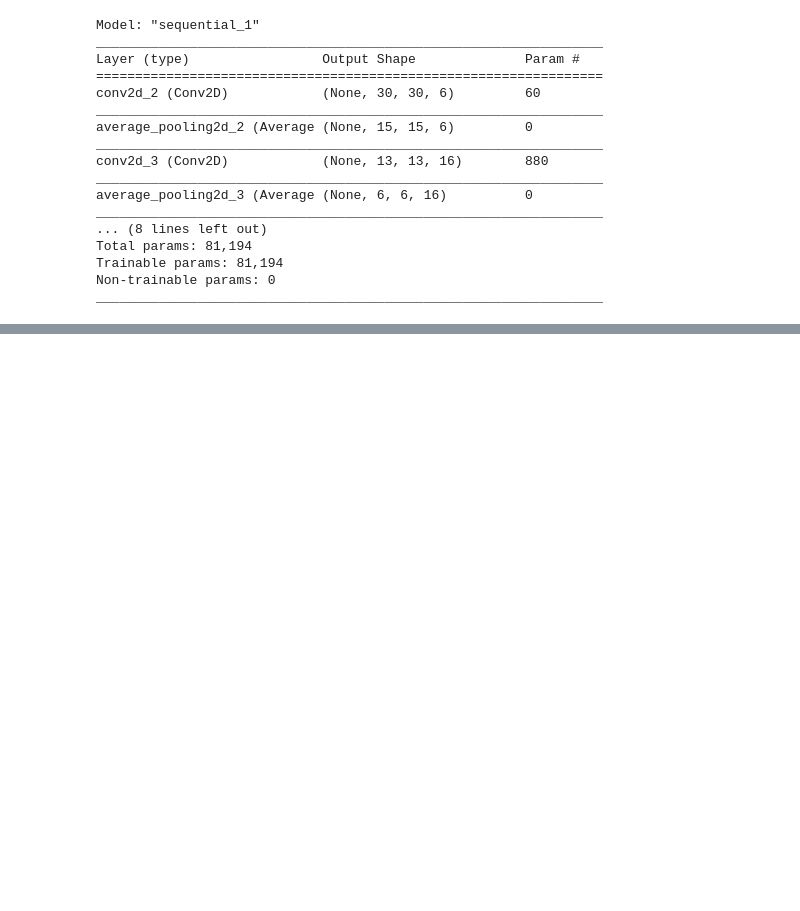
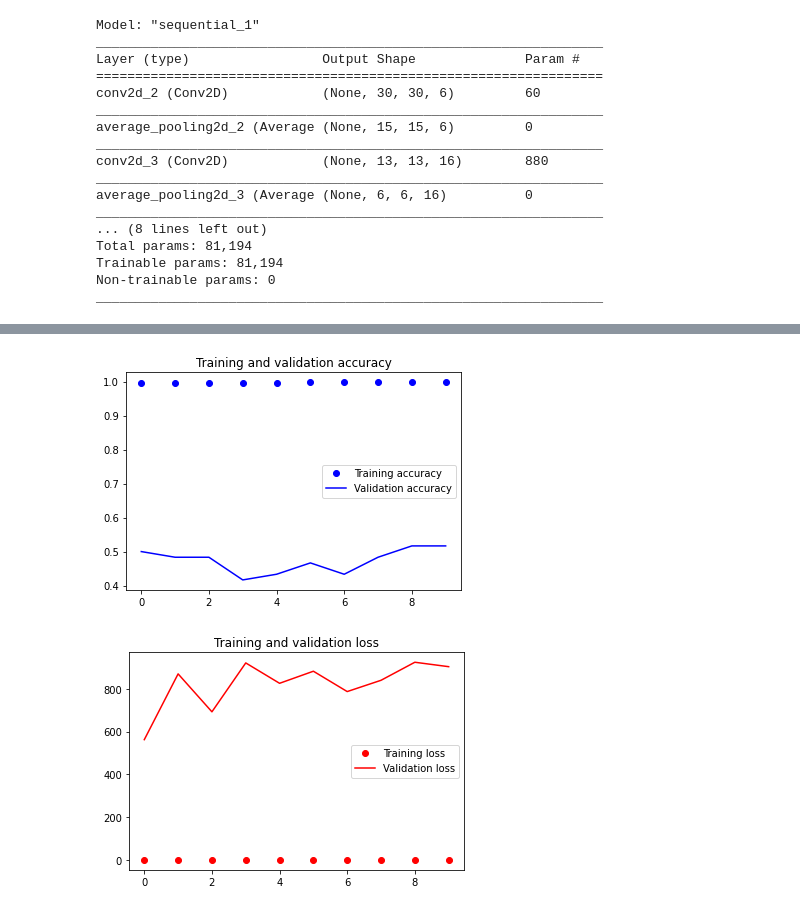
Before and after one commit to hannapodeszwa/DocumentRecognition, a Jupyter notebook: documentRecognitionLeNet5.ipynb, the cells around one changed output, grey strips where cells are left out. Saved outputs shown, nothing was run; the diff lists cells and outputs as text; code cells hidden in the pictures; blank space fills up the shorter version.

Commit message:
new models and model test

```diff
--- a/documentRecognitionLeNet5.ipynb
+++ b/documentRecognitionLeNet5.ipynb
@@ -82,3 +82,16 @@ callbacks = myCallback()
 model.compile(optimizer='adam',
               loss='sparse_categorical_crossentropy',
               metrics=['accuracy'])
+# %%
+from keras.preprocessing.image import ImageDataGenerator
+
+validation_datagen = ImageDataGenerator(1./255)
+val_dir = r"test"
+new_val = validation_datagen.flow_from_directory(val_dir, #directory containing various fruits
+                                                target_size=(32, 32), # all images will be resized to 150, 150 when it is loaded
+                                                class_mode="sparse",
+                                                color_mode="grayscale")
+
+with tf.device('/gpu:0'):
+    my_model = model.fit(x=x_train,y=y_train, epochs=10, validation_data=(new_val), verbose=1,
+                                  callbacks = [callbacks], workers=10)
@@ -138,21 +187,24 @@ with open(filename+'.tflite', 'wb') as f:
 # %%
 acc = my_model.history['accuracy'] #training accuracy scores from the model that has been trained
 val_acc = my_model.history['val_accuracy'] #validation accuracy scores from the model that has been trained
 loss = my_model.history['loss'] #training loss scores from the model that has been trained
 val_loss = my_model.history['val_loss'] #validation loss scores from the model that has been trained
 
 epochs = range(len(acc)) #x axis
 
-plt.plot(epochs, acc, 'bo', label = 'Dokładność treningu')
-plt.plot(epochs, val_acc, 'b', label = 'Dokładność walidacji')
-plt.title('Dokładność treningu i walidacji')
+plt.plot(epochs, acc, 'bo', label = 'Training accuracy')
+plt.plot(epochs, val_acc, 'b', label = 'Validation accuracy')
+plt.title('Training and validation accuracy')
 plt.legend()
 plt.figure()
 
-plt.plot(epochs, loss, 'ro', label = 'Błąd przewidywania treningu')
-plt.plot(epochs, val_loss, 'r', label = 'Błąd przewidywania walidacji')
-plt.title('Błąd przewidywania treningu i walidacji')
+plt.plot(epochs, loss, 'ro', label = 'Training loss')
+plt.plot(epochs, val_loss, 'r', label = 'Validation loss')
+plt.title('Training and validation loss')
 
 plt.legend()
 
 plt.show()
+# %% [output]
+[figure, added]
+[figure, added]
```
Also changed, not shown: parts of 4 cells of this notebook, 15 other files.
